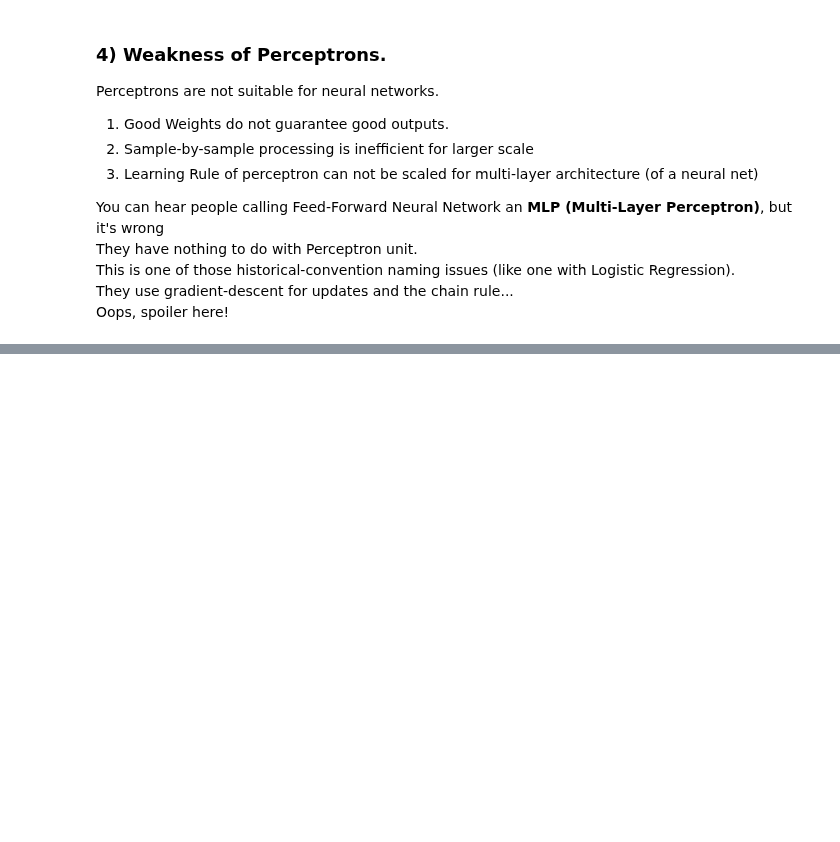
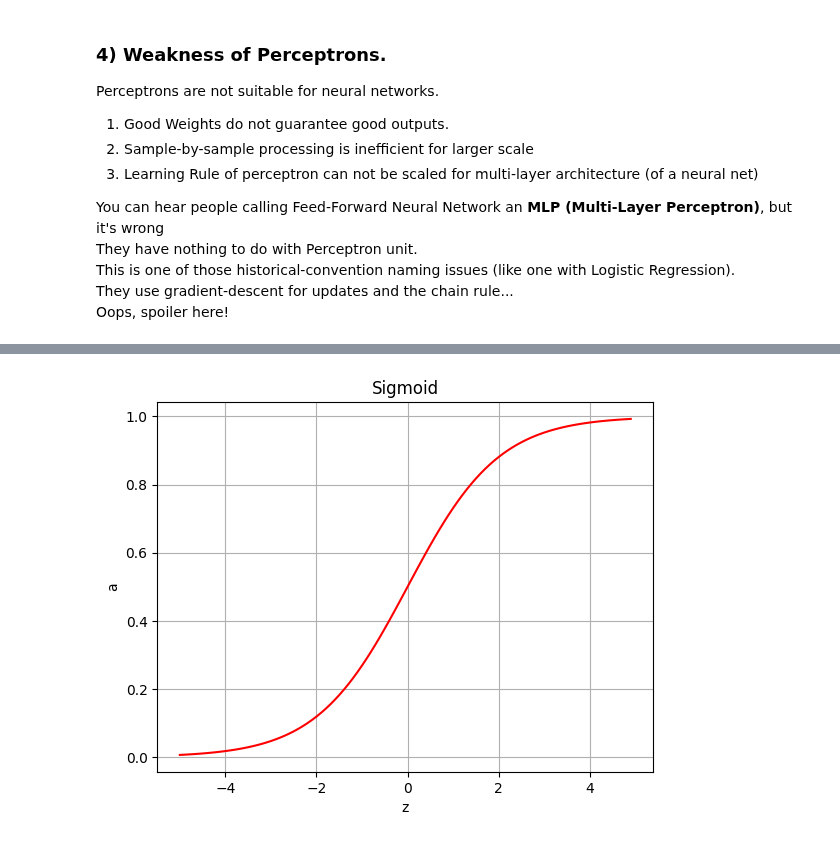
Before and after one commit to Cheslaff/KurwAI-archive, a Jupyter notebook: Guides/Feed-Forward Net.ipynb, the cells around one changed output, grey strips where cells are left out. Cells and saved outputs as stored; diff of their text form; code cells hidden in the pictures; blank space fills up the shorter version.

```diff
--- a/Guides/Feed-Forward Net.ipynb
+++ b/Guides/Feed-Forward Net.ipynb
@@ -166,0 +172,11 @@ F.cking with Ya, Work in progress!
+# %%
+z = np.arange(-5, 5, 0.1)
+a = 1 / (1 + np.exp(-z))
+
+plt.title("Sigmoid")
+plt.xlabel("z")
+plt.ylabel("a")
+plt.grid()
+plt.plot(z, a, c="red");
+# %% [output]
+[figure, added]
```
Also changed, not shown: parts of 6 cells of this notebook.
